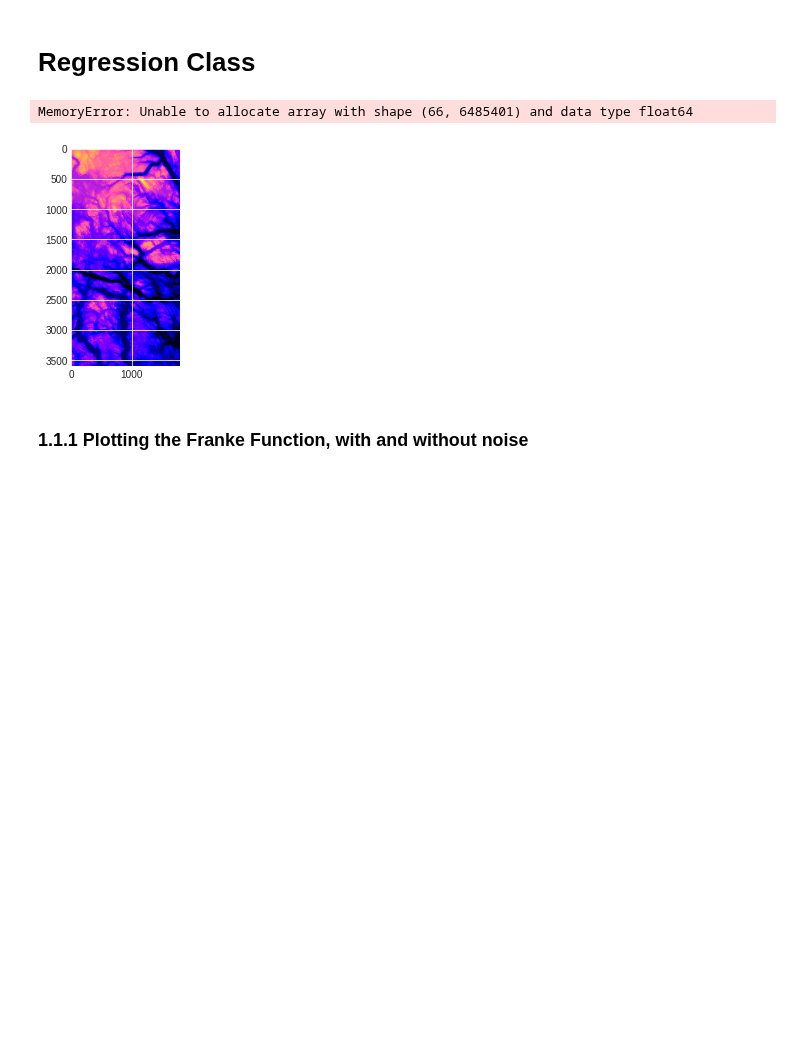
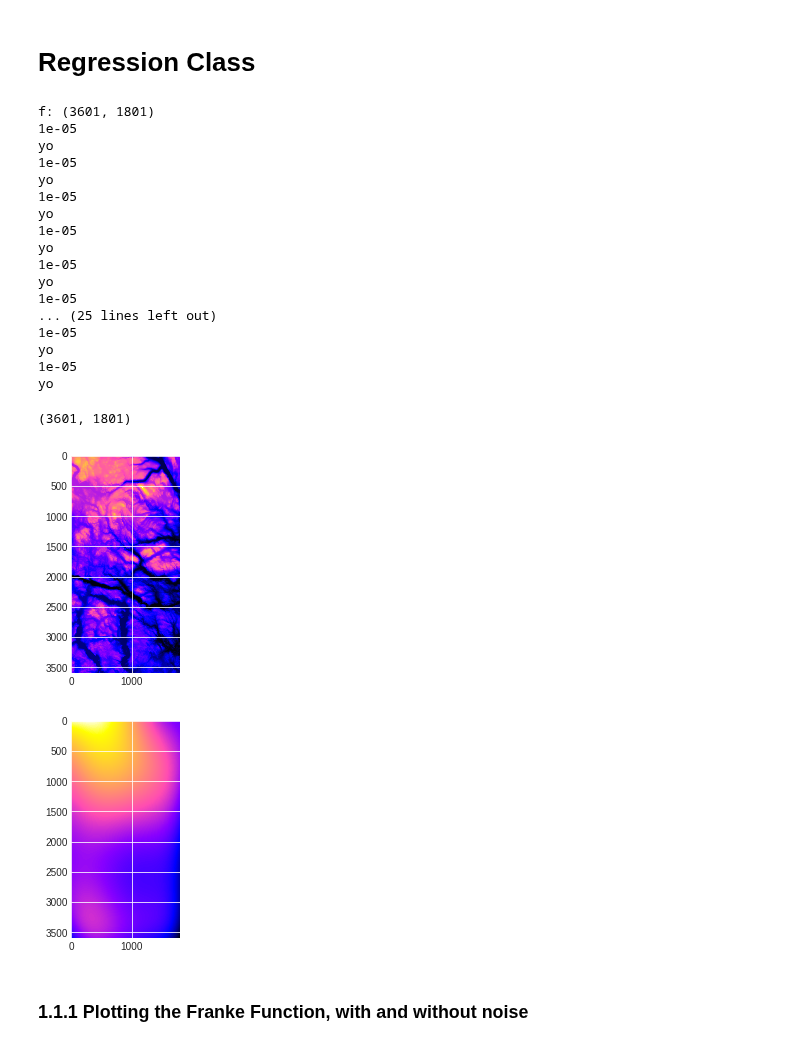
Before and after one commit to asdfbat/FYS-STK4155, a Jupyter notebook: Project1/jupyter/testing.ipynb, the cells around one changed output. Cells and saved outputs as stored; diff of their text form; code cells hidden in the pictures; blank space fills up the shorter version.

Commit message:
Fixed some axis swapping in regression class, and got results for real data

```diff
--- a/Project1/jupyter/testing.ipynb
+++ b/Project1/jupyter/testing.ipynb
@@ -64,16 +64,19 @@ class Regression:
 
     def generate_generic_data(self, x, y, func):
         self.xshape, self.yshape = len(x), len(y)
+        print("asdf", x.shape, y.shape)
         x_mesh, y_mesh = np.meshgrid(x, y)
+        print(x_mesh.shape, y_mesh.shape)
         self.set_data(x_mesh, y_mesh, func(x_mesh, y_mesh))
 
     def load_matrix_data(self, A):
-        self.xshape, self.yshape = A.shape
-        x = np.arange(self.xshape); y = np.arange(self.yshape)
+        self.yshape, self.xshape = A.shape
+        x = np.linspace(0, 1, self.xshape); y = np.linspace(0, 1, self.yshape)
         x_mesh, y_mesh = np.meshgrid(x, y)
         self.set_data(x_mesh, y_mesh, A)
 
     def set_data(self, x_mesh, y_mesh, f):
+        print("f:", f.shape)
         self.f = f
         self.x_mesh, self.y_mesh = x_mesh, y_mesh
         self.x_flat, self.y_flat, self.f_flat = self.x_mesh.flatten(), self.y_mesh.flatten(), self.f.flatten()
@@ -103,11 +106,12 @@ class Regression:
                     result += beta[i]*x**ix*y**iy
         return result
 
-    def get_beta(self, X, f, lamda=0, solver="OLS"):
+    def get_beta(self, X, f, solver="OLS", lamda=0):
         XT = X.T
         if solver=="OLS":
             beta = np.linalg.inv(XT@X)@XT@f
         elif solver=="Ridge":
+            print(lamda)
             beta = np.linalg.inv(XT@X + np.identity(X.shape[1])*lamda)@XT@f
         elif solver=="Lasso":
             print("TBA")
@@ -116,20 +120,20 @@ class Regression:
             raise NotImplementedError
         return beta
 
-    def solveCoefficients(self, solver="OLS", poly_order=5):
+    def solveCoefficients(self, poly_order=5, solver="OLS", lamda=1e-4):
         X = self.get_X(self.x_flat, self.y_flat, poly_order)
-        beta = self.get_beta(X, self.f_flat)
+        beta = self.get_beta(X, self.f_flat, solver=solver, lamda=lamda)
         return beta
 
-    def solveTrainTest(self, test_fraction=0.25, solver="OLS", poly_order=5):
+    def solveTrainTest(self, poly_order=5, test_fraction=0.25, solver="OLS", lamda=1e-4):
         x_flat, y_flat, f_flat = self.x_flat, self.y_flat, self.f_flat
-        x_train, x_test, y_train, y_test, output_train, output_test = train_test_split(x_flat, y_flat, f_flat, test_size=test_fraction)
+        x_train, x_test, y_train, y_test, output_train, outut_test = train_test_split(x_flat, y_flat, f_flat, test_size=test_fraction)
         X = self.get_X(x_train, y_train, poly_order)
-        beta = self.get_beta(X, output_train)
+        beta = self.get_beta(X, output_train, solver=solver, lamda=lamda)
         output_test_pred = self.apply_model(beta, x_test, y_test, poly_order)
         return output_test, output_test_pred
 
-    def solveKFold(self, K=5, solver="OLS", poly_order=5):
+    def solveKFold(self, K=5, solver="OLS", poly_order=5, lamda=1e-4):
         x_flat, y_flat, f_flat = self.x_flat, self.y_flat, self.f_flat
         output_pred = np.zeros(self.nr_datapoints)
         kf = KFold_iterator(self.nr_datapoints, K)
@@ -137,11 +141,11 @@ class Regression:
             x_train, x_test, y_train, y_test = x_flat[train_index], x_flat[test_index], y_flat[train_index], y_flat[test_index]
             output_train, output_test = f_flat[train_index], f_flat[test_index]
             X = self.get_X(x_train, y_train, poly_order)
-            beta = self.get_beta(X, output_train)
+            beta = self.get_beta(X, output_train, solver=solver, lamda=lamda)
             output_test_pred = self.apply_model(beta, x_test, y_test, poly_order)
             output_pred[test_index] = output_test_pred
-        output_pred_stacked = np.zeros((self.xshape, self.yshape))
-        print(self.xshape, self.yshape)
+            print("yo")
+        output_pred_stacked = np.zeros((self.yshape, self.xshape))
         for i in range(self.yshape):
-            output_pred_stacked[:,i] = output_pred[i*self.xshape : (i+1)*self.xshape]
+            output_pred_stacked[i] = output_pred[i*self.xshape : (i+1)*self.xshape]
         return output_pred_stacked
@@ -148,11 +187,34 @@ class Regression:
 # %%
 terrain1 = imread("../input_data/SRTM_data_Norway_1.tif")
+#x, y = np.linspace(0, 1, 101), np.linspace(0, 1, 201)
+#x_mesh, y_mesh = np.meshgrid(x, y)
 plt.imshow(terrain1)
 reg = Regression()
 reg.load_matrix_data(terrain1)
-#data_pred = reg.solveKFold(K=5, poly_order=5)
-beta = reg.solveCoefficients(poly_order=5)
-data_pred = reg.apply_model(beta, reg.x_mesh, reg.y_mesh, poly_order=5)
+data_pred = reg.solveKFold(K=20, poly_order=5, solver="Ridge", lamda=1e-5)
+plt.figure()
+plt.imshow(data_pred)
+#beta = reg.solveCoefficients(poly_order=5)
+#data_pred = reg.apply_model(beta, reg.x_mesh, reg.y_mesh, poly_order=5)
+terrain1.shape
 # %% [output]
-MemoryError: Unable to allocate array with shape (66, 6485401) and data type float64
+f: (3601, 1801)
+1e-05
+yo
+1e-05
+yo
+1e-05
+yo
+1e-05
+yo
+1e-05
+yo
+1e-05
+... (25 lines left out)
+1e-05
+yo
+1e-05
+yo
+(3601, 1801)
 [figure]
+[figure, added]
```
Also changed, not shown: parts of 7 cells of this notebook.
